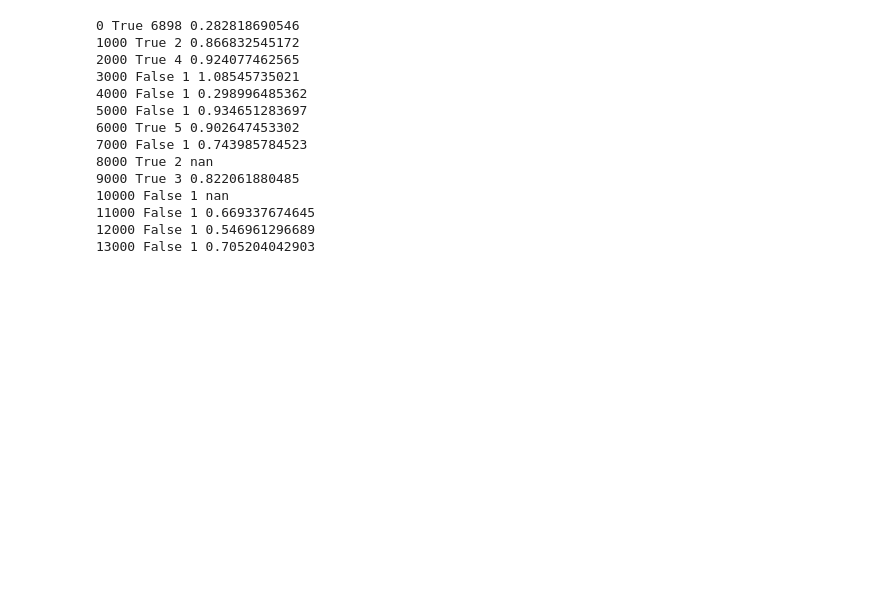
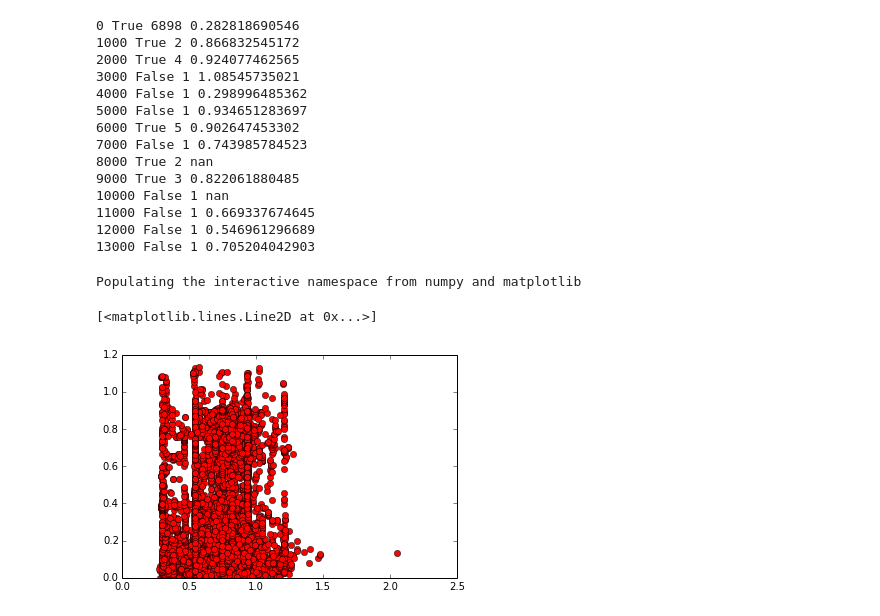
Before and after one commit to ryneches/fishpoo, a Jupyter notebook: fishpoo.ipynb, the cells around one changed output. Saved outputs shown, nothing was run; the diff lists cells and outputs as text; code cells hidden in the pictures; blank space fills up the shorter version.

```diff
--- a/fishpoo.ipynb
+++ b/fishpoo.ipynb
@@ -1030,13 +1030,19 @@ import dendropy
 # walk through the microbe tree, return list of OTUs for each node in the tree
 microbe_tree = dendropy.Tree.get( path='fishpoo_open97/rep_set.tre', schema='newick')
 collapsed_otus = {}
+f = open( 'fishpoo_open97/phase1_OTU_phylosig.csv', 'w' )
+Kvalues,PDvalues = [],[]
 #for n,node in enumerate( microbe_tree.postorder_node_iter() ) :
 for n,node in enumerate( microbe_tree.preorder_node_iter() ) :
     leafs = map( lambda l : l.taxon.label, node.leaf_nodes() )
     K = phytools.phylosig( rabosky_trimmed, tree_trait( leafs ), method='K' )[0]
     node.annotations.add_new( 'Bloomberg K', K )
+    node.label = n
+    Kvalues.append(K); PDvalues.append(node.distance_from_root())
+    f.write( str(n) + ',' + str(K) + '\n' )
     if n%1000 == 0 : print n, node.is_internal(), len(leafs), K
 
+f.close()
 microbe_tree.write( path='fishpoo_open97/phase1_OTU_phylosig.nexus', schema='nexus')
 # %% [output]
 0 True 6898 0.282818690546
@@ -1053,3 +1059,11 @@ microbe_tree.write( path='fishpoo_open97/phase1_OTU_phylosig.nexus', schema='nex
 11000 False 1 0.669337674645
 12000 False 1 0.546961296689
 13000 False 1 0.705204042903
+# %%
+%pylab inline
+
+plot(Kvalues,PDvalues, 'ro')
+# %% [output]
+Populating the interactive namespace from numpy and matplotlib
+[<matplotlib.lines.Line2D at 0x...>]
+[figure, added]
```
Also changed, not shown: parts of 2 cells of this notebook, 1 other file.
